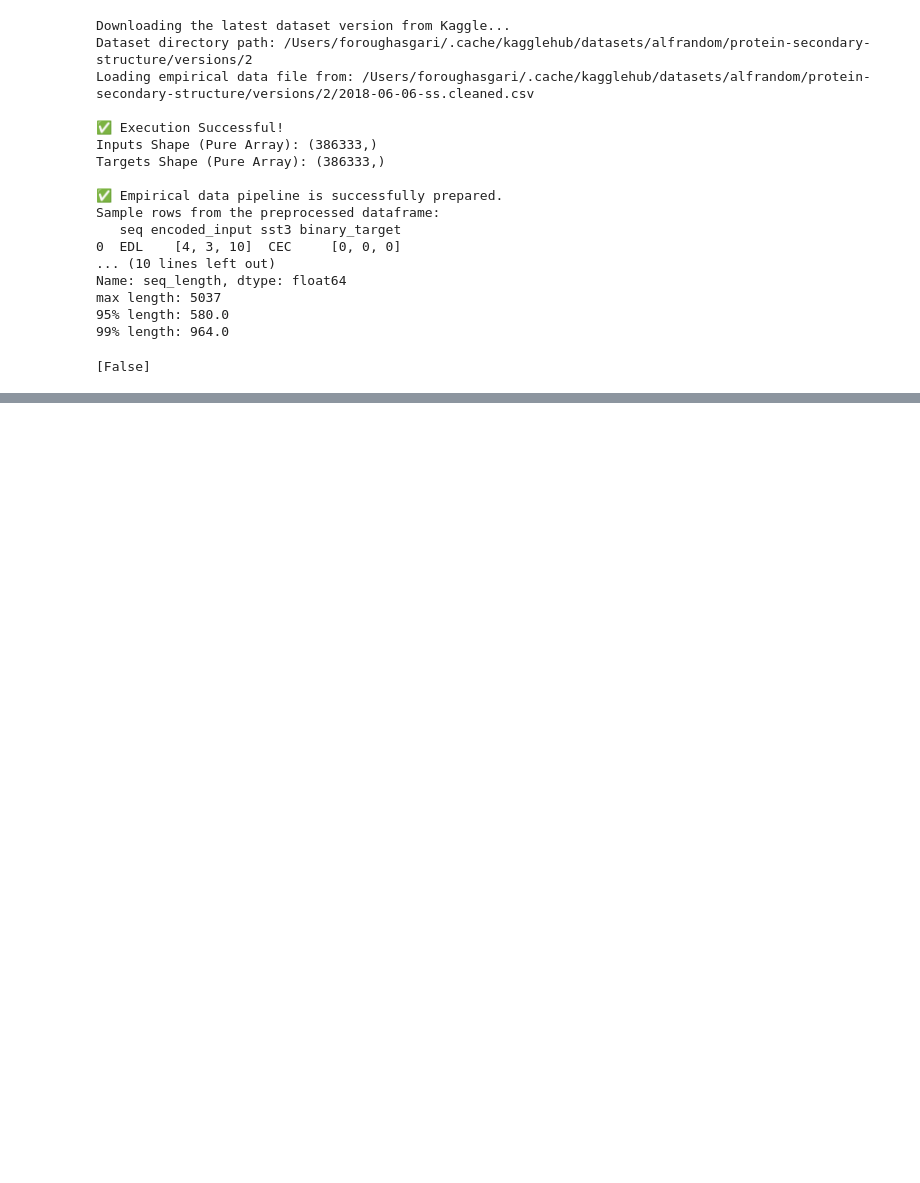
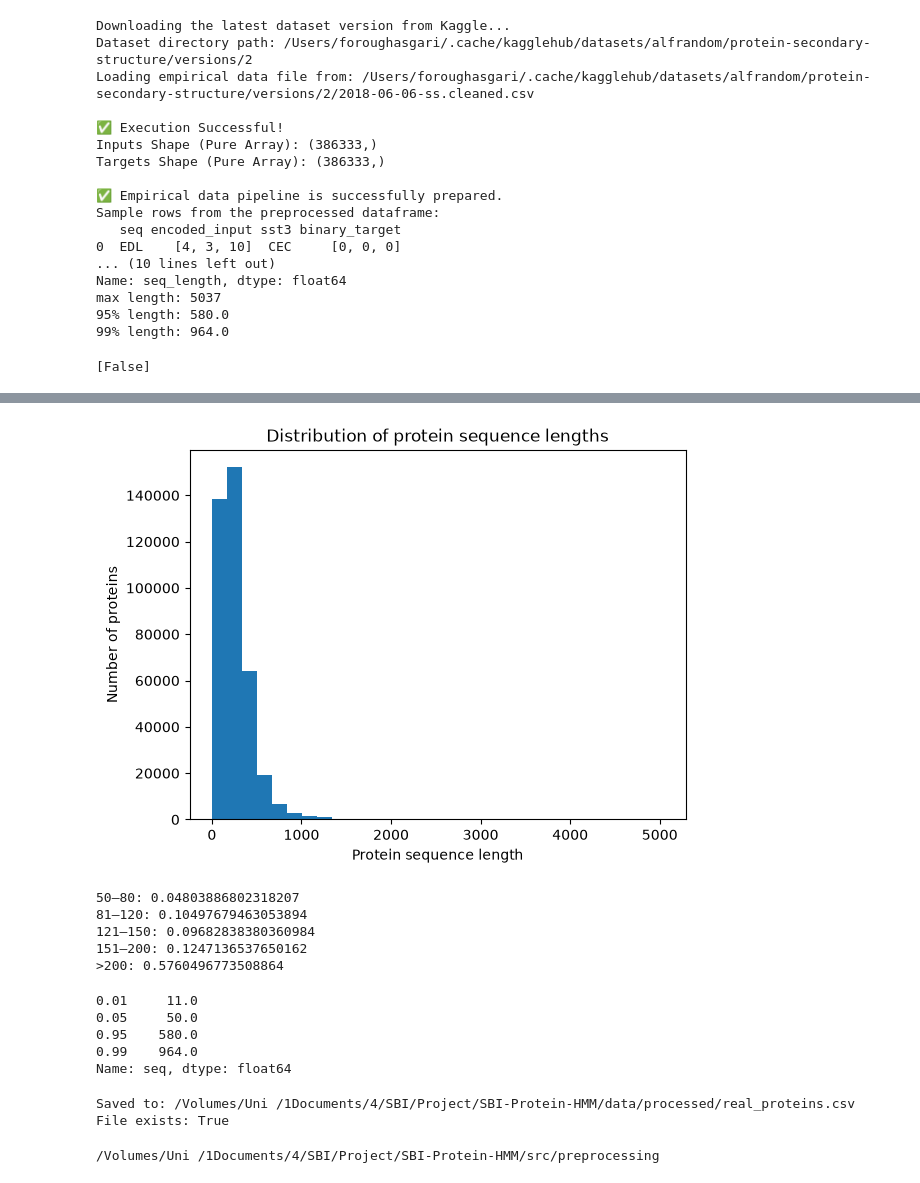
Before and after one commit to sed-mirzaee/SBI-Protein-HMM, a Jupyter notebook: src/preprocessing/Data.ipynb, the cells around one changed output, grey strips where cells are left out. Saved outputs shown, nothing was run; the diff lists cells and outputs as text; code cells hidden in the pictures; blank space fills up the shorter version.

Commit message:
saving data with label (LFS)

```diff
--- a/src/preprocessing/Data.ipynb
+++ b/src/preprocessing/Data.ipynb
@@ -141,0 +142,4 @@ df_clean[['seq', 'encoded_input', 'sst3', 'binary_target']].sample(5)
+# %%
+lengths = df_clean["seq"].str.len()
+
+print(lengths.describe())
@@ -141,0 +156,52 @@ df_clean[['seq', 'encoded_input', 'sst3', 'binary_target']].sample(5)
+# %%
+import matplotlib.pyplot as plt
+
+plt.hist(lengths, bins=30)
+plt.xlabel("Protein sequence length")
+plt.ylabel("Number of proteins")
+plt.title("Distribution of protein sequence lengths")
+plt.show()
+# %% [output]
+[figure, added]
+# %%
+print("50–80:", ((lengths >= 50) & (lengths <= 80)).mean())
+print("81–120:", ((lengths >= 81) & (lengths <= 120)).mean())
+print("121–150:", ((lengths >= 121) & (lengths <= 150)).mean())
+print("151–200:", ((lengths >= 151) & (lengths <= 200)).mean())
+print(">200:", (lengths > 200).mean())
+# %% [output]
+50–80: 0.04803886802318207
+81–120: 0.10497679463053894
+121–150: 0.09682838380360984
+151–200: 0.1247136537650162
+>200: 0.5760496773508864
+# %%
+print(lengths.quantile([0.01, 0.05, 0.95, 0.99]))
+# %% [output]
+0.01     11.0
+0.05     50.0
+0.95    580.0
+0.99    964.0
+Name: seq, dtype: float64
+# %%
+from pathlib import Path
+
+project_root = Path.cwd().parents[1]
+
+output_path = project_root / "data" / "processed" / "real_proteins.csv"
+output_path.parent.mkdir(parents=True, exist_ok=True)
+
+df_clean[["seq", "sst3", "binary_target"]].to_csv(
+    output_path,
+    index=False,
+)
+
+print("Saved to:", output_path.resolve())
+print("File exists:", output_path.exists())
+# %% [output]
+Saved to: /Volumes/Uni /1Documents/4/SBI/Project/SBI-Protein-HMM/data/processed/real_proteins.csv
+File exists: True
+# %%
+print(Path.cwd())
+# %% [output]
+/Volumes/Uni /1Documents/4/SBI/Project/SBI-Protein-HMM/src/preprocessing
```
Also changed, not shown: parts of 2 cells of this notebook, 4 other files.
